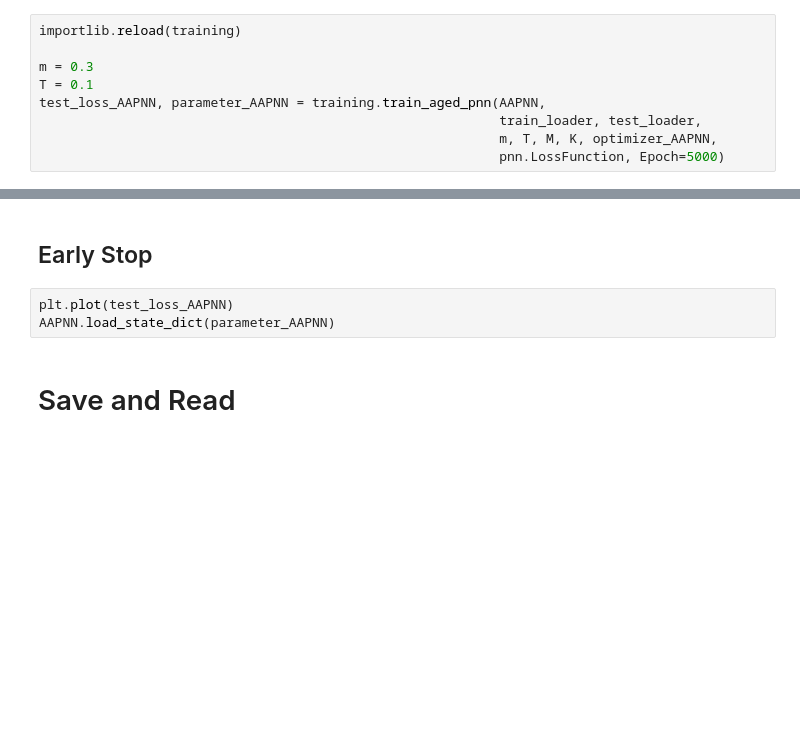
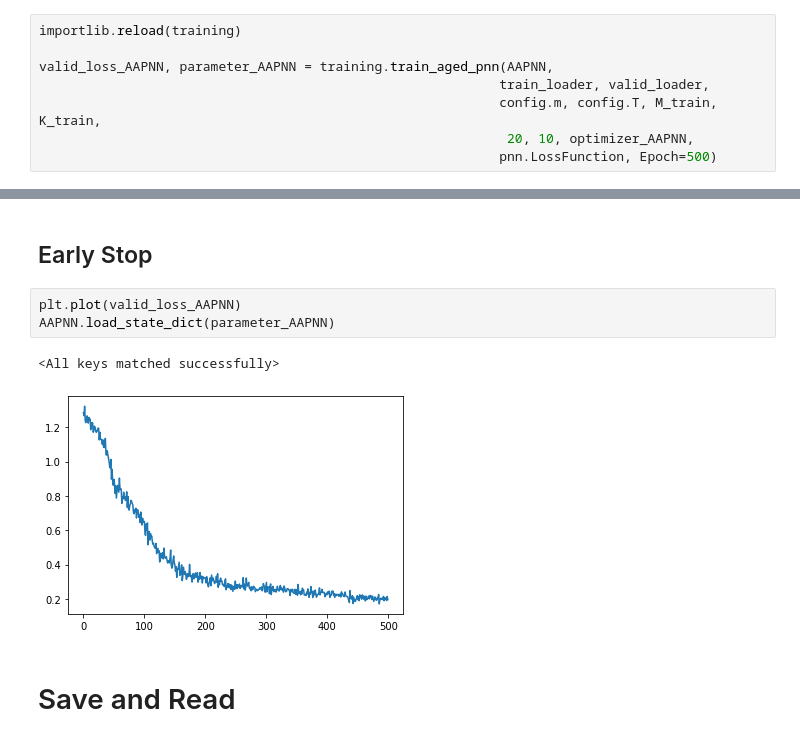
Before and after one commit to Neuromophic/Aging-aware-training, a Jupyter notebook: AgingAwareTrainingModelVariation.ipynb, the cells around one changed output, grey strips where cells are left out. Cells and saved outputs as stored; diff of their text form; blank space fills up the shorter version.

```diff
--- a/AgingAwareTrainingModelVariation.ipynb
+++ b/AgingAwareTrainingModelVariation.ipynb
@@ -230,10 +220,9 @@ tensor(0.0692, dtype=torch.float64)
 # %%
 importlib.reload(training)
 
-m = 0.3
-T = 0.1
-test_loss_AAPNN, parameter_AAPNN = training.train_aged_pnn(AAPNN,
-                                                           train_loader, test_loader,
-                                                           m, T, M, K, optimizer_AAPNN,
-                                                           pnn.LossFunction, Epoch=5000)
+valid_loss_AAPNN, parameter_AAPNN = training.train_aged_pnn(AAPNN,
+                                                           train_loader, valid_loader,
+                                                           config.m, config.T, M_train, K_train,
+                                                            20, 10, optimizer_AAPNN,
+                                                           pnn.LossFunction, Epoch=500)
 # %% [output]
@@ -246,8 +246,11 @@ test_loss_AAPNN, parameter_AAPNN = training.train_aged_pnn(AAPNN,
 # %% [markdown]
 ## Early Stop
 # %%
-plt.plot(test_loss_AAPNN)
+plt.plot(valid_loss_AAPNN)
 AAPNN.load_state_dict(parameter_AAPNN)
+# %% [output]
+<All keys matched successfully>
+[figure, added]
 # %% [markdown]
 # Save and Read
 # %%
```
Also changed, not shown: parts of 18 cells of this notebook, 14 other files.
